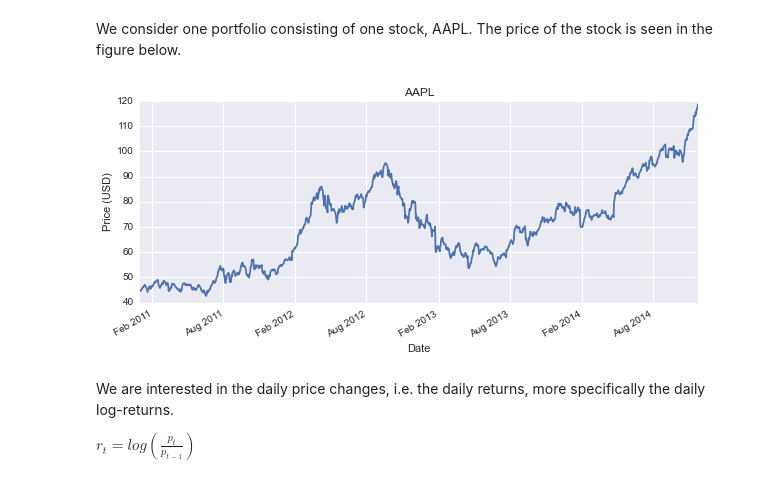
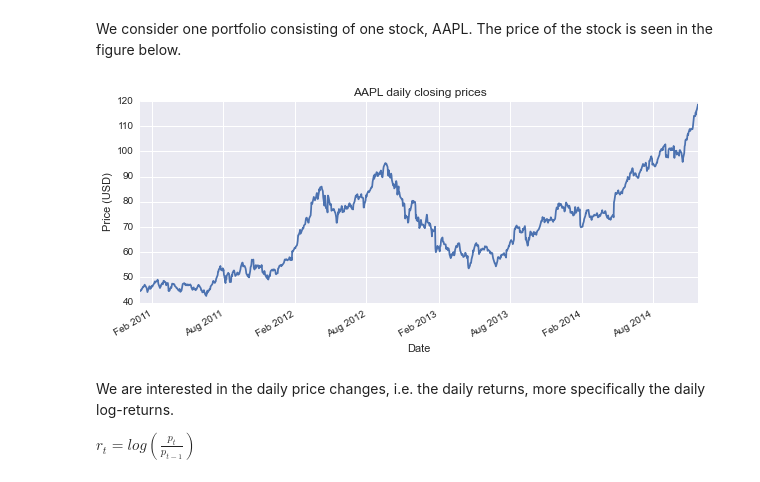
Before and after one commit to mvaz/financial-notebooks, a Jupyter notebook: Value at Risk.ipynb, the cells around one changed output. Cells and saved outputs as stored; diff of their text form; code cells hidden in the pictures.

```diff
--- a/Value at Risk.ipynb
+++ b/Value at Risk.ipynb
@@ -48,10 +56,10 @@ stock_name = "AAPL"
 f = web.DataReader(stock_name, 'yahoo', datetime.datetime(2011,1,1), datetime.datetime(2014,11,28))
 # %%
 _ax = f['Adj Close'].plot(figsize=(10,4))
-_ax.set_title(stock_name)
-___ = _ax.set_ylabel('Price (USD)')
+_ax.set_title(stock_name + " daily closing prices")
+_t = _ax.set_ylabel('Price (USD)')
 # %% [output]
-[figure, old version]
+[figure, new version]
 # %% [markdown]
 We are interested in the daily price changes, i.e. the daily returns, more specifically the daily log-returns.
 
```
Also changed, not shown: parts of 23 cells of this notebook, 1 other file.
